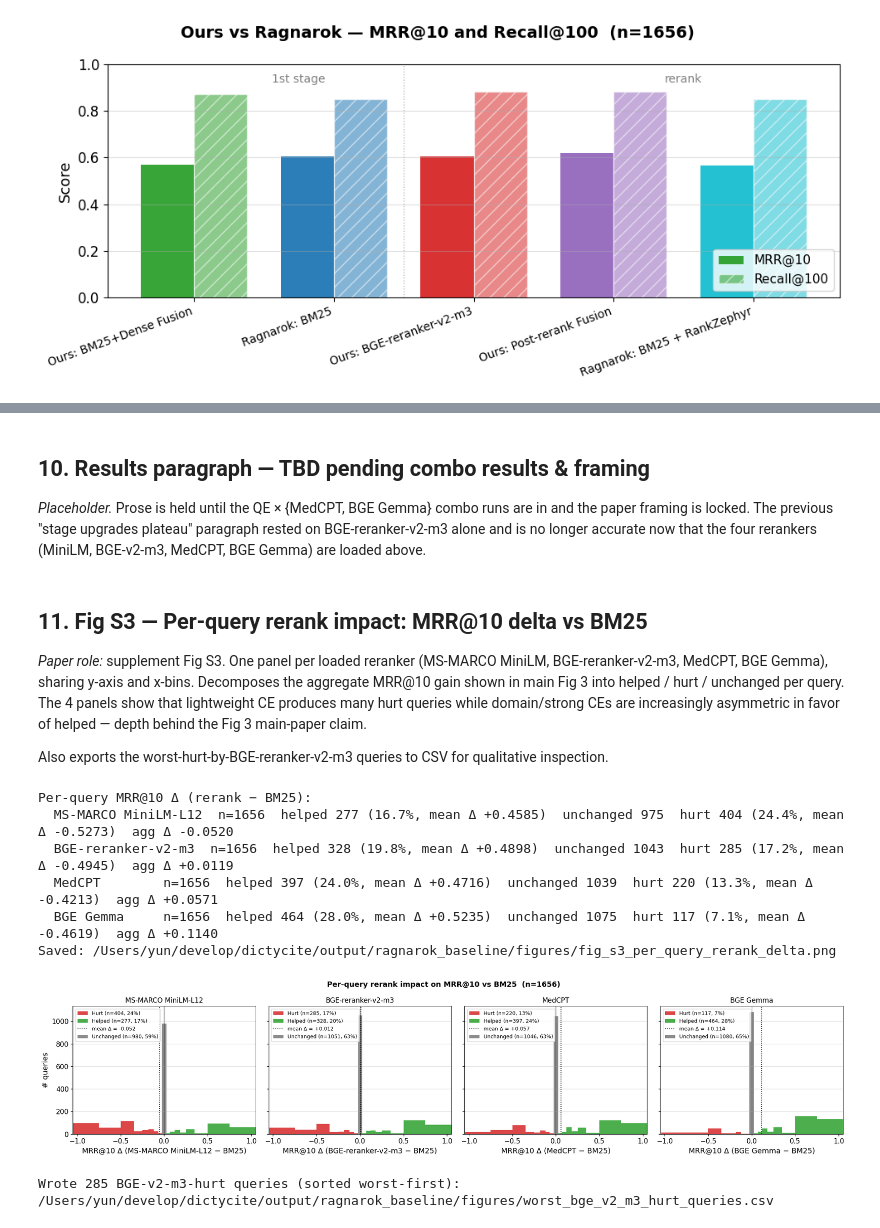
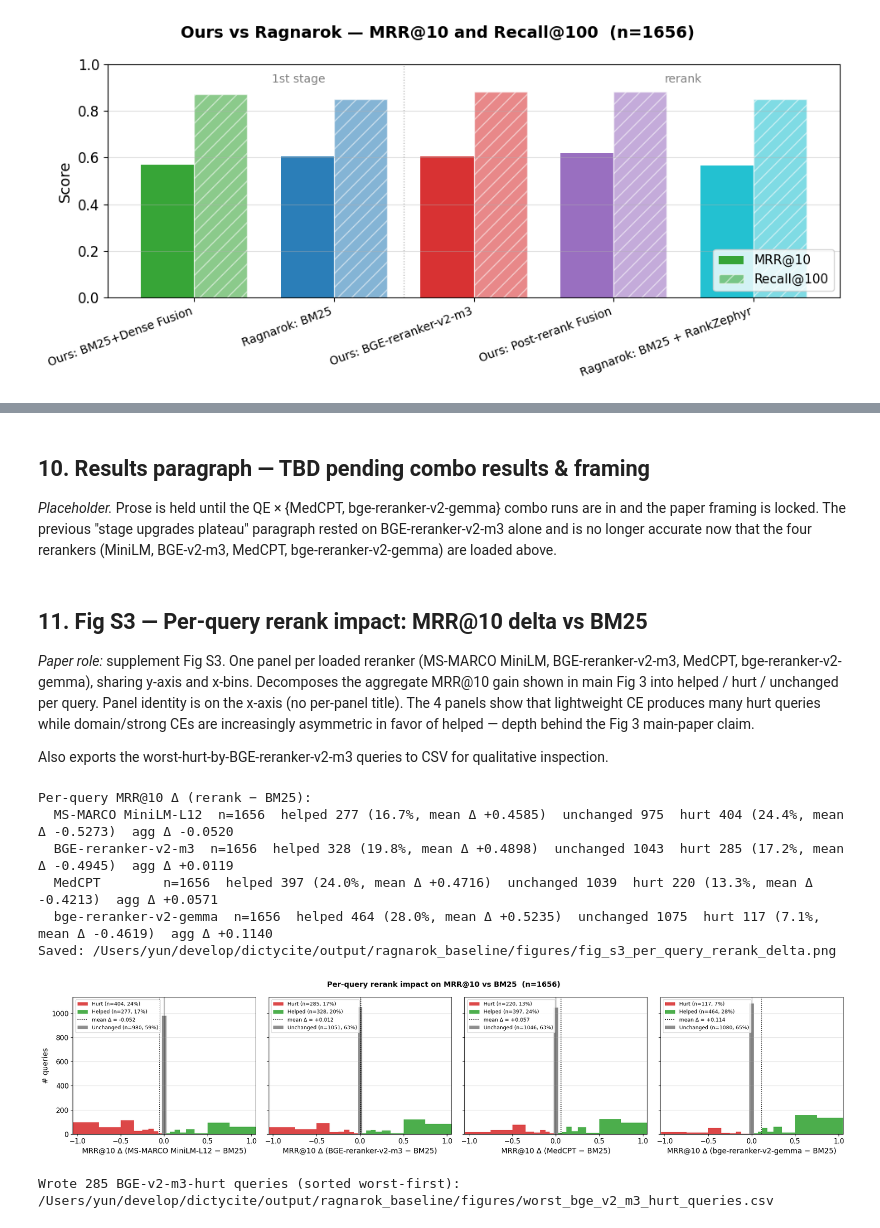
Before and after one commit to fulaibaowang/dictycite, a Jupyter notebook: notebooks/ragnarok_comparison.ipynb, the cells around one changed output, grey strips where cells are left out. Cells and saved outputs as stored; diff of their text form; code cells hidden in the pictures.

```diff
--- a/notebooks/ragnarok_comparison.ipynb
+++ b/notebooks/ragnarok_comparison.ipynb
@@ -75,7 +75,7 @@ LABELS = {
     "ours_ce":                  "Ours: BGE-reranker-v2-m3",
     "ours_postfusion":          "Ours: Post-rerank Fusion",
     "vega_medcpt_ce":           "Ours: MedCPT (rerank-only)",
-    "frida_gemma_ce":           "Ours: BGE Gemma (rerank-only)",
+    "frida_gemma_ce":           "Ours: bge-reranker-v2-gemma (rerank-only)",
     "frida_ms_marco_minilm_ce": "Ours: MS MARCO MiniLM (rerank-only)",
     "rag_bm25":                 "Ragnarok: BM25",
     "rag_rerank":               "Ragnarok: BM25 + RankZephyr",
@@ -521,18 +608,19 @@ MRR@10 deltas vs BM25 (Fig S2 full set):
 # %% [markdown]
 ## 10. Results paragraph — TBD pending combo results & framing
 
-*Placeholder.* Prose is held until the QE × {MedCPT, BGE Gemma} combo runs
+*Placeholder.* Prose is held until the QE × {MedCPT, bge-reranker-v2-gemma} combo runs
 are in and the paper framing is locked. The previous "stage upgrades plateau"
 paragraph rested on BGE-reranker-v2-m3 alone and is no longer accurate now
-that the four rerankers (MiniLM, BGE-v2-m3, MedCPT, BGE Gemma) are loaded
+that the four rerankers (MiniLM, BGE-v2-m3, MedCPT, bge-reranker-v2-gemma) are loaded
 above.
 # %% [markdown]
 ## 11. Fig S3 — Per-query rerank impact: MRR@10 delta vs BM25
 
 *Paper role:* supplement Fig S3. One panel per loaded reranker (MS-MARCO
-MiniLM, BGE-reranker-v2-m3, MedCPT, BGE Gemma), sharing y-axis and x-bins.
+MiniLM, BGE-reranker-v2-m3, MedCPT, bge-reranker-v2-gemma), sharing y-axis and x-bins.
 Decomposes the aggregate MRR@10 gain shown in main Fig 3 into helped /
-hurt / unchanged per query. The 4 panels show that lightweight CE produces
+hurt / unchanged per query. Panel identity is on the x-axis (no per-panel title).
+The 4 panels show that lightweight CE produces
 many hurt queries while domain/strong CEs are increasingly asymmetric in
 favor of helped — depth behind the Fig 3 main-paper claim.
 
@@ -556,7 +644,7 @@ fig1b_panels_all = [
     ("frida_ms_marco_minilm_ce", "MS-MARCO MiniLM-L12"),
     ("ours_ce",                  "BGE-reranker-v2-m3"),
     ("vega_medcpt_ce",           "MedCPT"),
-    ("frida_gemma_ce",           "BGE Gemma"),
+    ("frida_gemma_ce",           "bge-reranker-v2-gemma"),
 ]
 fig1b_panels = [(k, l) for k, l in fig1b_panels_all if k in runs]
 
@@ -598,36 +686,35 @@ for ax, (rerank_key, short_label) in zip(axes, fig1b_panels):
     )
     n_neutral = int(neutral_m.sum())
     ax.bar(
         [0], [n_neutral], width=0.05, color="#888888", alpha=0.95,
         label=f"Unchanged (n={n_neutral}, {n_neutral/n_total:.0%})",
     )
     ax.axvline(0, color="black", linewidth=0.8, alpha=0.6)
     ax.axvline(mean_overall, color="black", linestyle=":", linewidth=1.4,
                label=f"mean Δ = {mean_overall:+.3f}")
     ax.set_xlabel(f"MRR@10 Δ ({short_label} − BM25)")
     ax.set_xlim(-1.05, 1.05)
     ax.grid(True, axis="y", alpha=0.4)
     ax.legend(fontsize=9, loc="upper left")
-    ax.set_title(short_label, fontsize=12)
 
 axes[0].set_ylabel("# queries")
 fig.suptitle(
     f"Per-query rerank impact on MRR@10 vs BM25  (n={len(qrels)})",
     fontsize=13, fontweight="bold",
 )
 plt.tight_layout()
 fig1b_path = output_dir / "fig_s3_per_query_rerank_delta.png"
 plt.savefig(fig1b_path, dpi=150, bbox_inches="tight")
 print("Saved:", fig1b_path)
 plt.show()
 # %% [output]
 Per-query MRR@10 Δ (rerank − BM25):
   MS-MARCO MiniLM-L12  n=1656  helped 277 (16.7%, mean Δ +0.4585)  unchanged 975  hurt 404 (24.4%, mean Δ -0.5273)  agg Δ -0.0520
   BGE-reranker-v2-m3  n=1656  helped 328 (19.8%, mean Δ +0.4898)  unchanged 1043  hurt 285 (17.2%, mean Δ -0.4945)  agg Δ +0.0119
   MedCPT        n=1656  helped 397 (24.0%, mean Δ +0.4716)  unchanged 1039  hurt 220 (13.3%, mean Δ -0.4213)  agg Δ +0.0571
-  BGE Gemma     n=1656  helped 464 (28.0%, mean Δ +0.5235)  unchanged 1075  hurt 117 (7.1%, mean Δ -0.4619)  agg Δ +0.1140
+  bge-reranker-v2-gemma  n=1656  helped 464 (28.0%, mean Δ +0.5235)  unchanged 1075  hurt 117 (7.1%, mean Δ -0.4619)  agg Δ +0.1140
 Saved: /Users/yun/develop/dictycite/output/ragnarok_baseline/figures/fig_s3_per_query_rerank_delta.png
-[figure, old version]
+[figure, new version]
 # %%
 # Worst-hurt-by-BGE-reranker-v2-m3 queries → CSV for qualitative inspection.
 def _load_query_text_and_rel_abstracts_by_qid(
```
Also changed, not shown: parts of 6 cells of this notebook, 5 other files.
